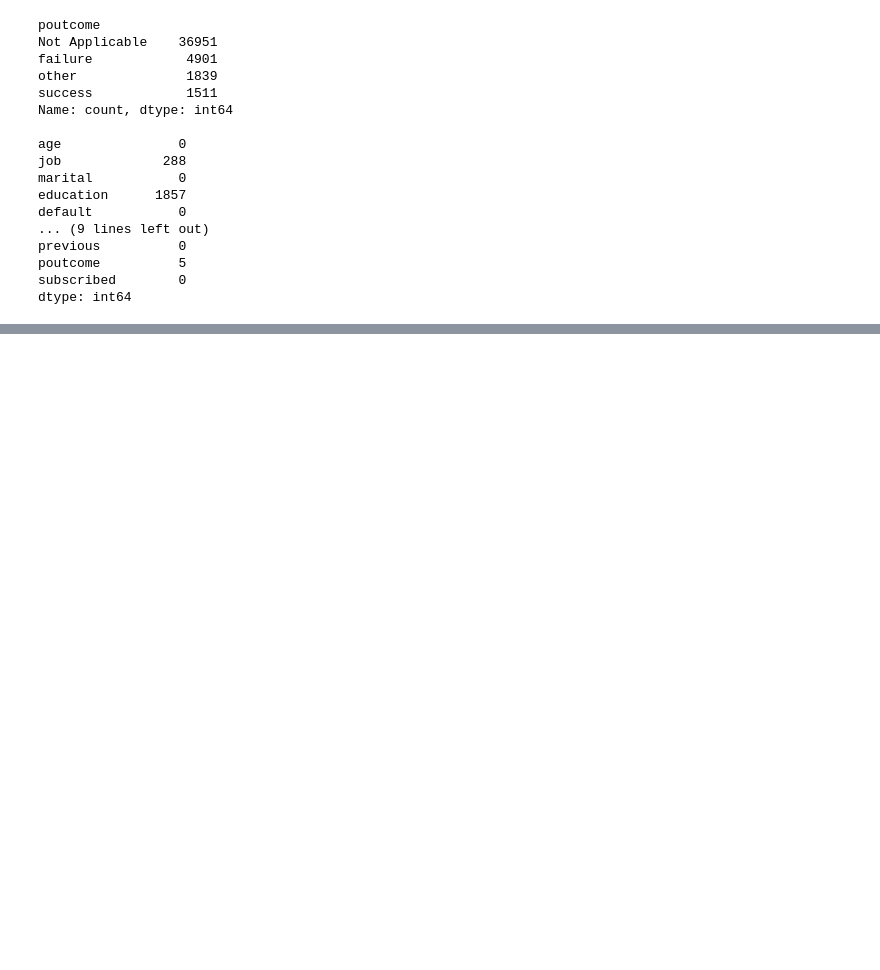
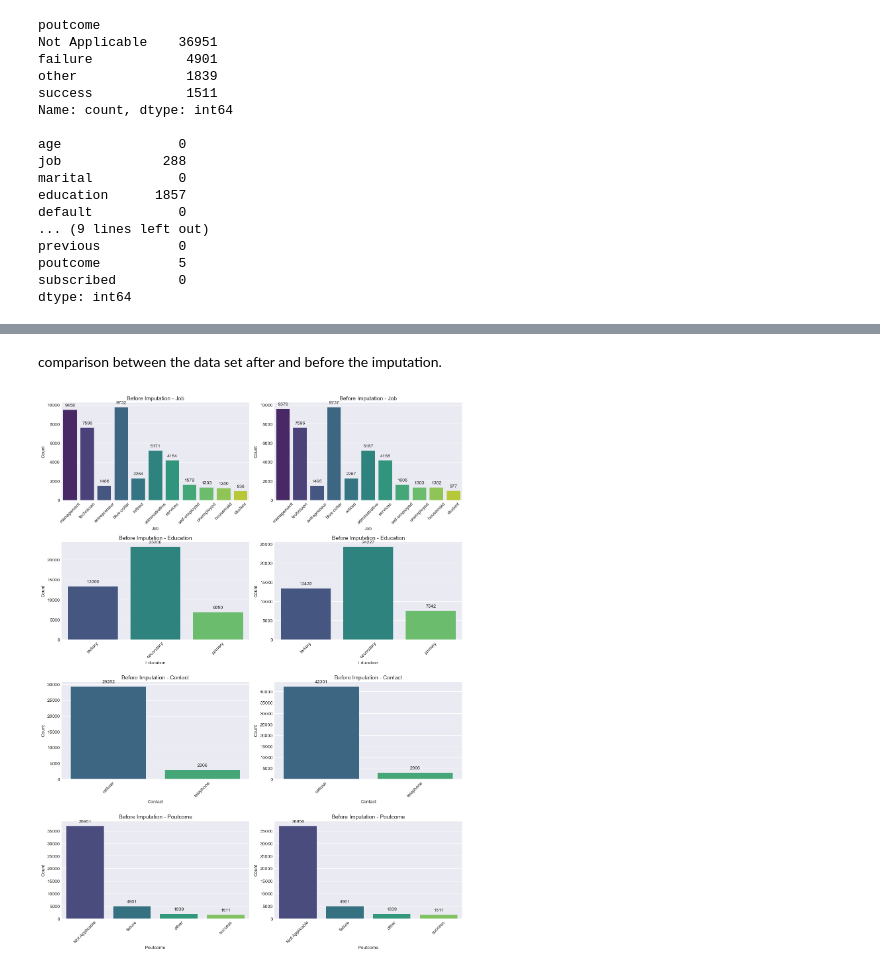
Before and after one commit to Maullin1996/python_data_cience, a Jupyter notebook: bank_Marketing.ipynb, the cells around one changed output, grey strips where cells are left out. Drawn from its saved outputs; the diff is of its cells as text; code cells hidden in the pictures; blank space fills up the shorter version.

```diff
--- a/bank_Marketing.ipynb
+++ b/bank_Marketing.ipynb
@@ -392,0 +446,29 @@ dtype: int64
+# %% [markdown]
+comparison between the data set after and before the imputation.
+# %%
+fig, ax = plt.subplots(4, 2, figsize = (13,17))
+
+#Plot count plots before KNN imputation.
+for i, column in enumerate(columns_with_missing):
+    sns.countplot(x = column, data = data, ax = ax[i, 0], palette='viridis')
+    ax[i, 0].set_title(f'Before Imputation - {column.capitalize()}')
+    ax[i, 0].set_xticklabels(ax[i, 0].get_xticklabels(), rotation = 45)
+    ax[i, 0].set_xlabel(column.capitalize())
+    ax[i, 0].set_ylabel('Count')
+    for p in ax[i, 0].patches:
+        ax[i, 0].annotate(f'{int(p.get_height())}', (p.get_x()+p.get_width() / 2., p.get_height()), ha = 'center', va = 'center', xytext =(0, 10), textcoords = 'offset points' )
+
+# Plot count plots after KNN imputation.
+for i, column in enumerate(columns_with_missing):
+    sns.countplot(x = column, data = impute_data, ax = ax[i, 1], palette='viridis')
+    ax[i, 1].set_title(f'Before Imputation - {column.capitalize()}')
+    ax[i, 1].set_xticklabels(ax[i, 1].get_xticklabels(), rotation = 45)
+    ax[i, 1].set_xlabel(column.capitalize())
+    ax[i, 1].set_ylabel('Count')
+    for p in ax[i, 1].patches:
+        ax[i, 1].annotate(f'{int(p.get_height())}', (p.get_x()+p.get_width() / 2., p.get_height()), ha = 'center', va = 'center', xytext =(0, 10), textcoords = 'offset points' )
+
+plt.tight_layout()
+plt.show()
+# %% [output]
+[figure, added]
```
Also changed, not shown: parts of 36 cells of this notebook.
